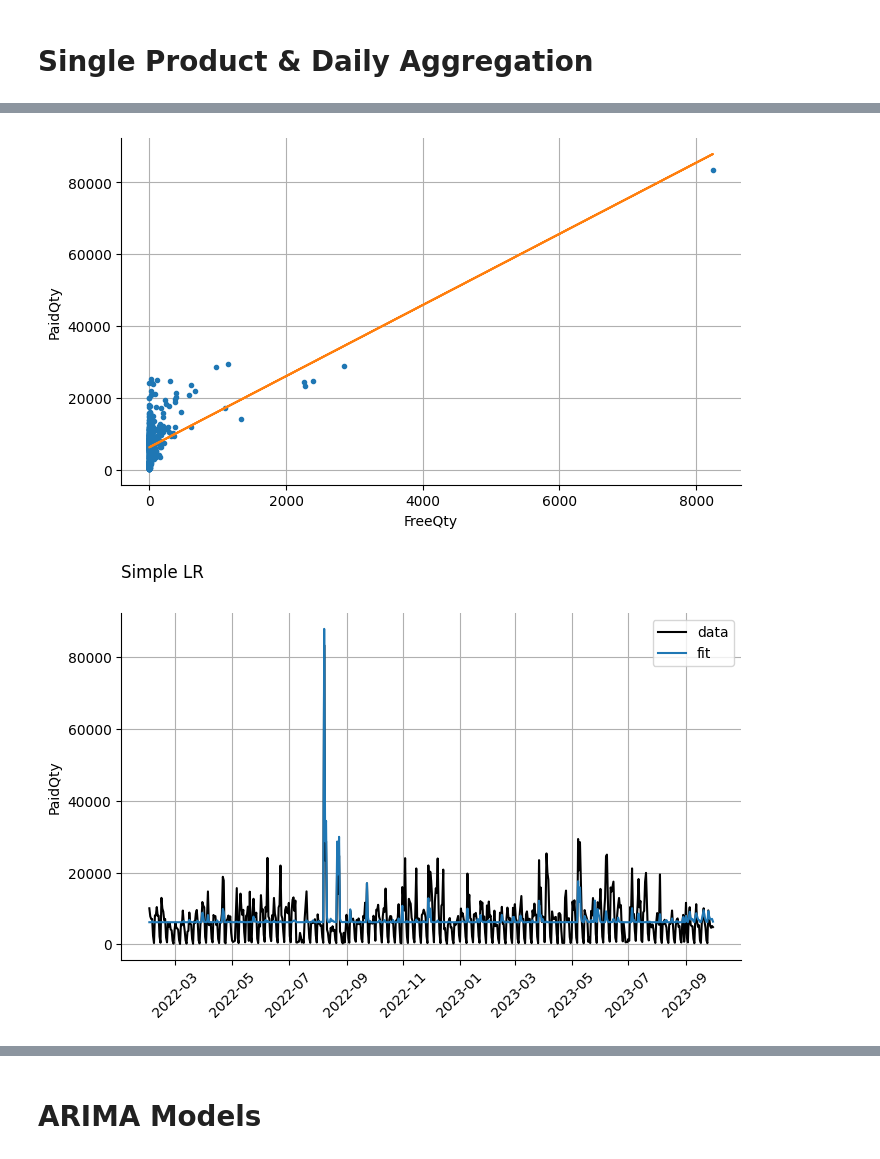
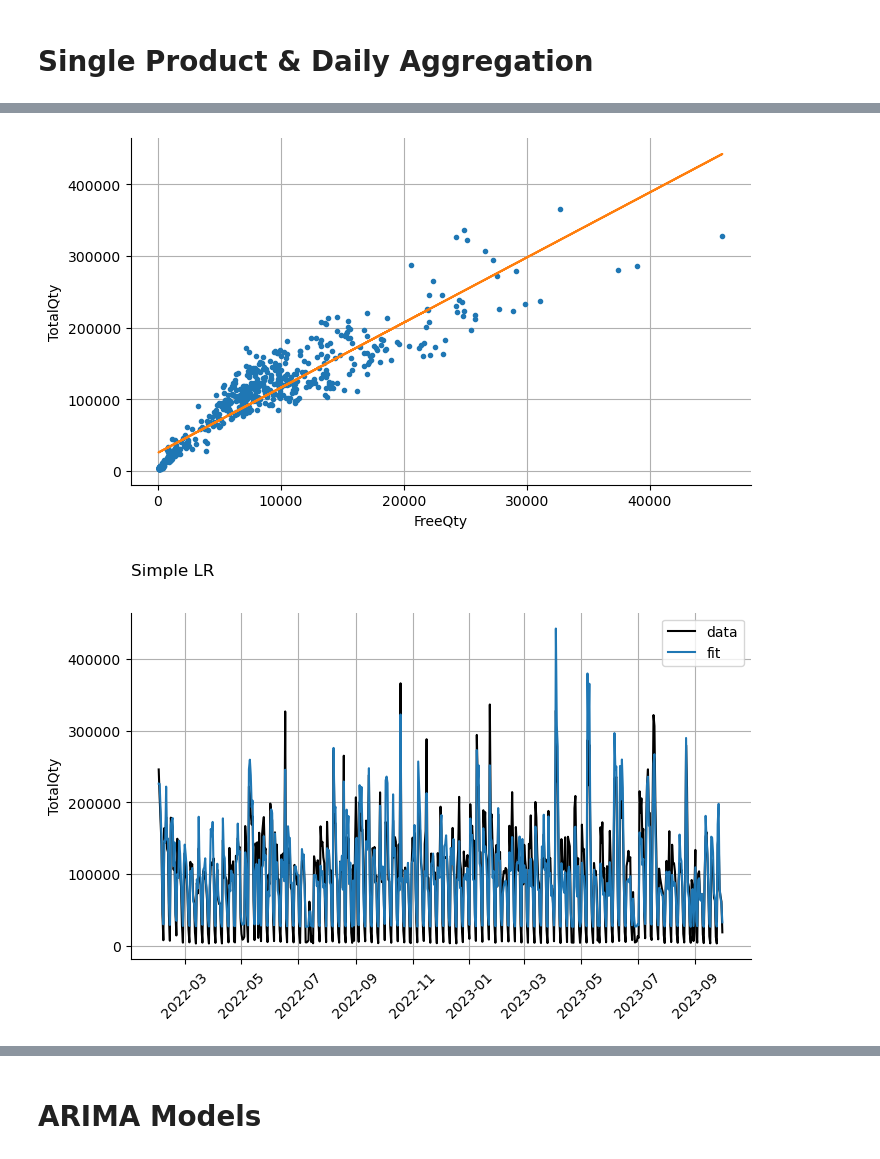
Before and after one commit to ayigitdogan/PharmaProject, a Jupyter notebook: ts_analysis.ipynb, the cells around one changed output, grey strips where cells are left out. Drawn from its saved outputs; the diff is of its cells as text; code cells hidden in the pictures.

```diff
--- a/ts_analysis.ipynb
+++ b/ts_analysis.ipynb
@@ -44,0 +25,3 @@ memory usage: 1.2+ GB
+# %%
+df["TotalQty"] = df["PaidQty"] + df["FreeQty"]
+df.info()
@@ -127,7 +125,7 @@ Notes:
 # %% [markdown]
 # Single Product & Daily Aggregation
 # %%
-prod_29 = df[df["ProductId"]==29]
-prod_29 = prod_29.groupby([prod_29['Date'].dt.date])[["PaidQty", "FreeQty"]].sum()
+prod_29 = df
+prod_29 = prod_29.groupby([prod_29['Date'].dt.date])[["TotalQty", "FreeQty"]].sum()
 prod_29
 # %% [output]
@@ -154,5 +152,5 @@ ax.grid()
 # %%
-fit = smf.ols('PaidQty ~ FreeQty', prod_29).fit()
+fit = smf.ols('TotalQty ~ FreeQty', prod_29).fit()
 fit.summary()
 # %% [output]
 OLS Regression Results
@@ -177,21 +177,21 @@ Notes:
 # %%
 fig, ax = plt.subplots()
-ax.plot(prod_29.FreeQty, prod_29.PaidQty, '.')
+ax.plot(prod_29.FreeQty, prod_29.TotalQty, '.')
 ax.plot(prod_29.FreeQty, fit.predict())
-ax.set(ylabel="PaidQty", xlabel="FreeQty")
+ax.set(ylabel="TotalQty", xlabel="FreeQty")
 ax.grid()
 # %% [output]
-[figure, old version]
+[figure, new version]
 # %%
 fig, ax = plt.subplots()
-ax.plot(prod_29.PaidQty, label='data', color='k')
+ax.plot(prod_29.TotalQty, label='data', color='k')
 ax.plot(prod_29.index, fit.predict(), label='fit')
-ax.set(ylabel='PaidQty')
+ax.set(ylabel='TotalQty')
 suptitle('Simple LR')
 plt.xticks(rotation=45)
 ax.legend()
 ax.grid()
 # %% [output]
-[figure, old version]
+[figure, new version]
 # %%
 ypred = pd.Series(fit.predict(), index=prod_29.index)
```
Also changed, not shown: parts of 27 cells of this notebook.
